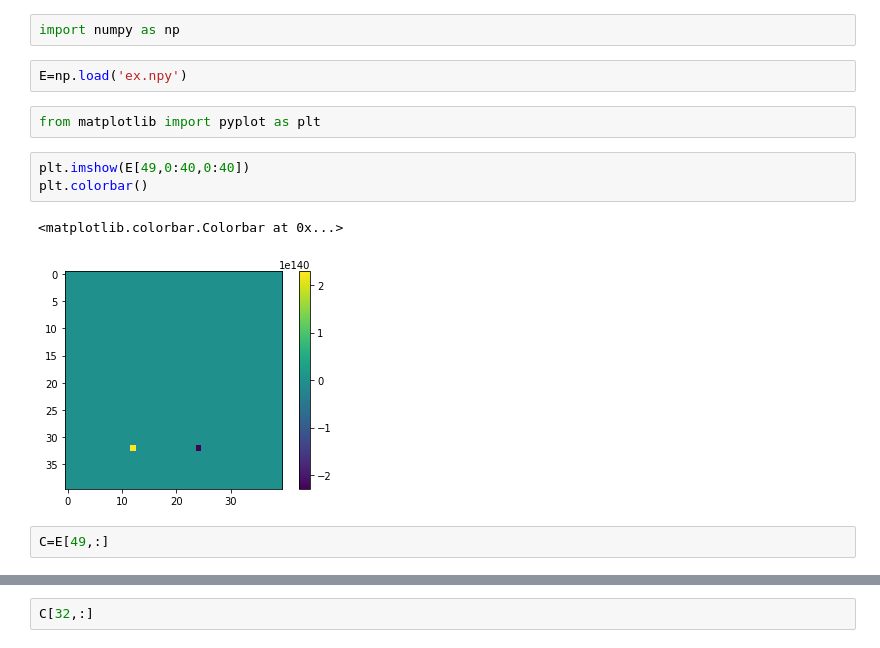
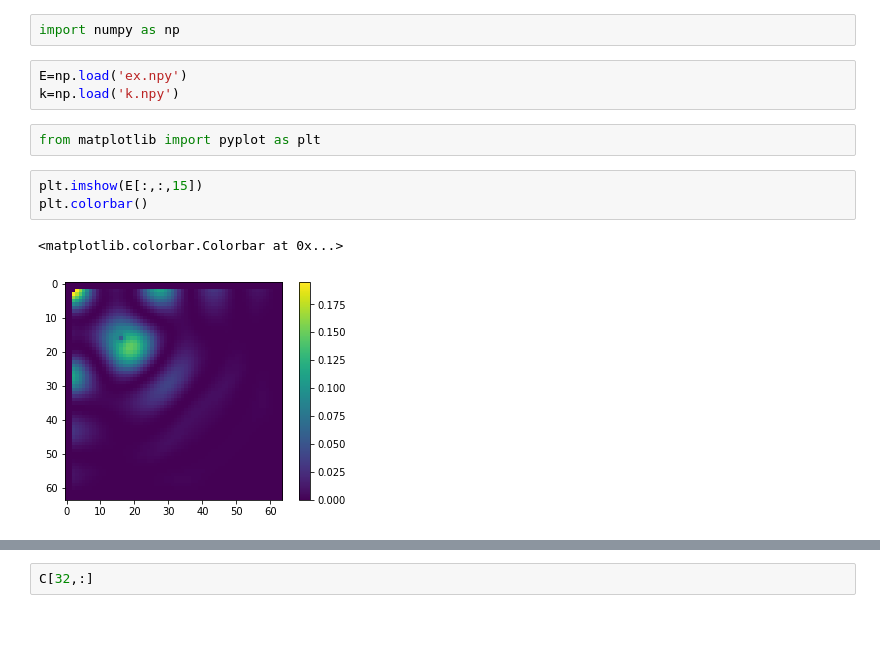
Before and after one commit to ybw2016v/fdtd, a Jupyter notebook: Untitled1.ipynb, the cells around one changed output, grey strips where cells are left out. Saved outputs shown, nothing was run; the diff lists cells and outputs as text.

```diff
--- a/Untitled1.ipynb
+++ b/Untitled1.ipynb
@@ -2,13 +2,12 @@
 import numpy as np
 # %%
 E=np.load('ex.npy')
+k=np.load('k.npy')
 # %%
 from matplotlib import pyplot as plt
 # %%
-plt.imshow(E[49,0:40,0:40])
+plt.imshow(E[:,:,15])
 plt.colorbar()
 # %% [output]
 <matplotlib.colorbar.Colorbar at 0x...>
-[figure, old version]
+[figure, new version]
-# %%
-C=E[49,:]
```
Also changed, not shown: parts of 8 cells of this notebook, 13 other files.
